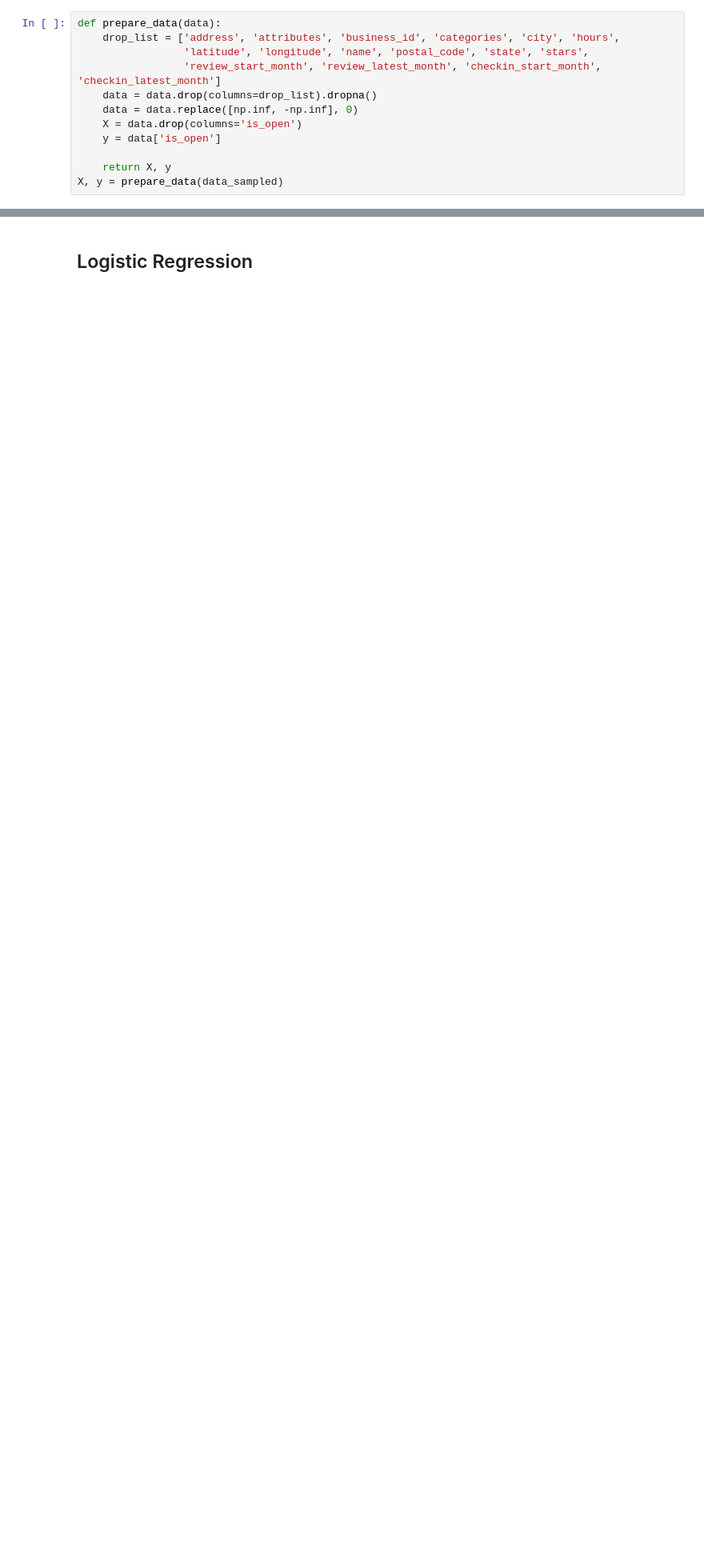
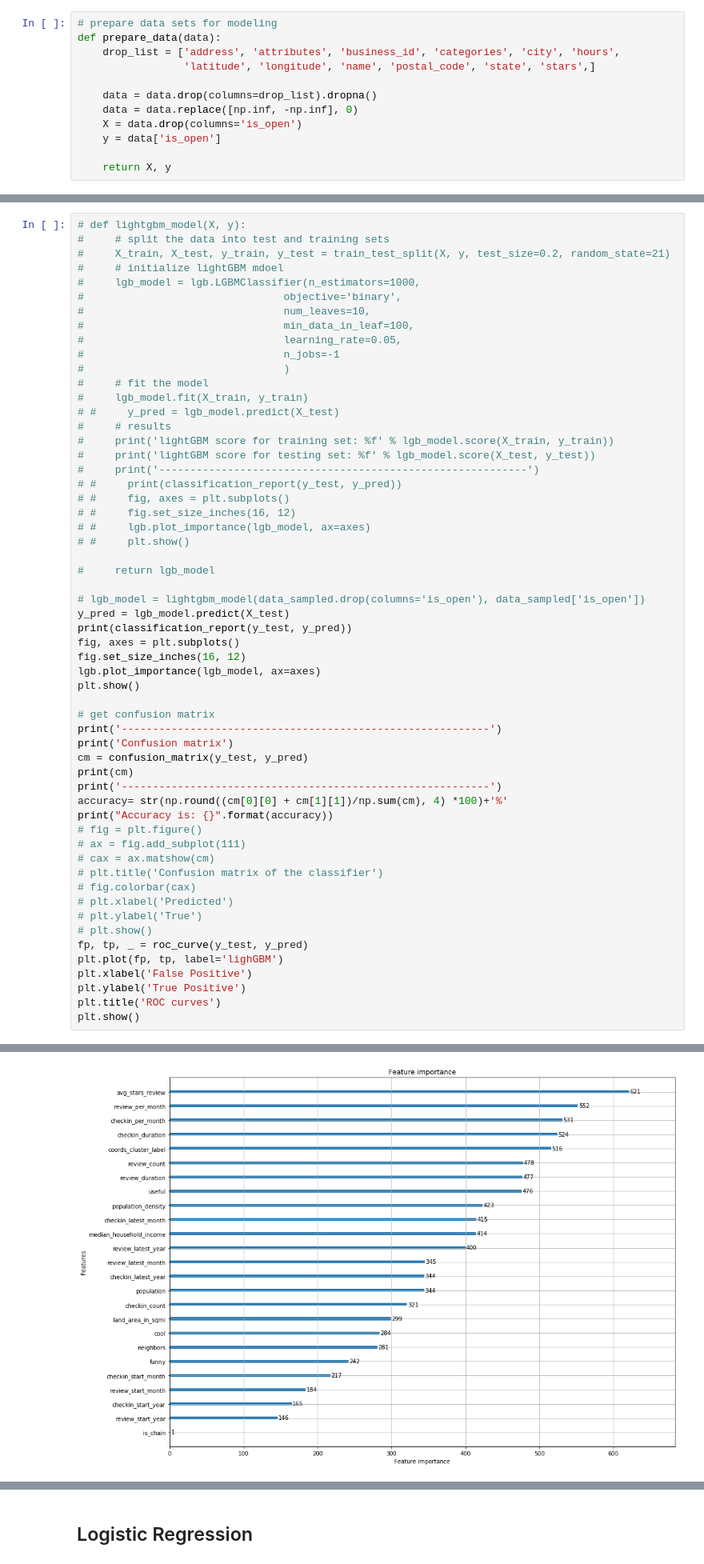
Before and after one commit to geraldgong/Yelp_challenge, a Jupyter notebook: models.ipynb, the cells around one changed output, grey strips where cells are left out. Shown at 80% size. Saved outputs shown, nothing was run; the diff lists cells and outputs as text; blank space fills up the shorter version.

```diff
--- a/models.ipynb
+++ b/models.ipynb
@@ -27,12 +27,12 @@ from sklearn.metrics import classification_report
 # %%
+# prepare data sets for modeling
 def prepare_data(data):
     drop_list = ['address', 'attributes', 'business_id', 'categories', 'city', 'hours',
-                 'latitude', 'longitude', 'name', 'postal_code', 'state', 'stars',
-                 'review_start_month', 'review_latest_month', 'checkin_start_month', 'checkin_latest_month']
+                 'latitude', 'longitude', 'name', 'postal_code', 'state', 'stars',]
+
     data = data.drop(columns=drop_list).dropna()
     data = data.replace([np.inf, -np.inf], 0)
     X = data.drop(columns='is_open')
     y = data['is_open']
 
     return X, y
-X, y = prepare_data(data_sampled)
@@ -38,0 +152,58 @@ X, y = prepare_data(data_sampled)
+# %%
+# def lightgbm_model(X, y):
+#     # split the data into test and training sets
+#     X_train, X_test, y_train, y_test = train_test_split(X, y, test_size=0.2, random_state=21)
+#     # initialize lightGBM mdoel
+#     lgb_model = lgb.LGBMClassifier(n_estimators=1000,
+#                                objective='binary',
+#                                num_leaves=10,
+#                                min_data_in_leaf=100,
+#                                learning_rate=0.05,
+#                                n_jobs=-1
+#                                )
+#     # fit the model
+#     lgb_model.fit(X_train, y_train)
+# #     y_pred = lgb_model.predict(X_test)
+#     # results
+#     print('lightGBM score for training set: %f' % lgb_model.score(X_train, y_train))
+#     print('lightGBM score for testing set: %f' % lgb_model.score(X_test, y_test))
+#     print('-----------------------------------------------------------')
+# #     print(classification_report(y_test, y_pred))
+# #     fig, axes = plt.subplots()
+# #     fig.set_size_inches(16, 12)
+# #     lgb.plot_importance(lgb_model, ax=axes)
+# #     plt.show()
+
+#     return lgb_model
+
+# lgb_model = lightgbm_model(data_sampled.drop(columns='is_open'), data_sampled['is_open'])
+y_pred = lgb_model.predict(X_test)
+print(classification_report(y_test, y_pred))
+fig, axes = plt.subplots()
+fig.set_size_inches(16, 12)
+lgb.plot_importance(lgb_model, ax=axes)
+plt.show()
+
+# get confusion matrix
+print('-----------------------------------------------------------')
+print('Confusion matrix')
+cm = confusion_matrix(y_test, y_pred)
+print(cm)
+print('-----------------------------------------------------------')
+accuracy= str(np.round((cm[0][0] + cm[1][1])/np.sum(cm), 4) *100)+'%'
+print("Accuracy is: {}".format(accuracy))
+# fig = plt.figure()
+# ax = fig.add_subplot(111)
+# cax = ax.matshow(cm)
+# plt.title('Confusion matrix of the classifier')
+# fig.colorbar(cax)
+# plt.xlabel('Predicted')
+# plt.ylabel('True')
+# plt.show()
+fp, tp, _ = roc_curve(y_test, y_pred)
+plt.plot(fp, tp, label='lighGBM')
+plt.xlabel('False Positive')
+plt.ylabel('True Positive')
+plt.title('ROC curves')
+plt.show()
+# %% [output]
@@ -38,0 +218 @@ X, y = prepare_data(data_sampled)
+[figure, added]
```
Also changed, not shown: parts of 23 cells of this notebook, 11 other files.
